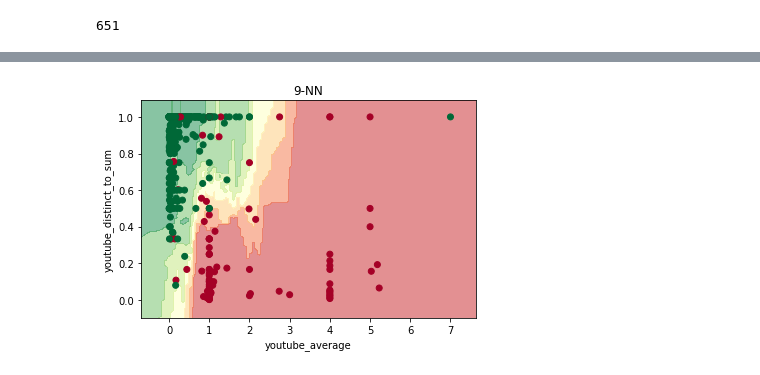
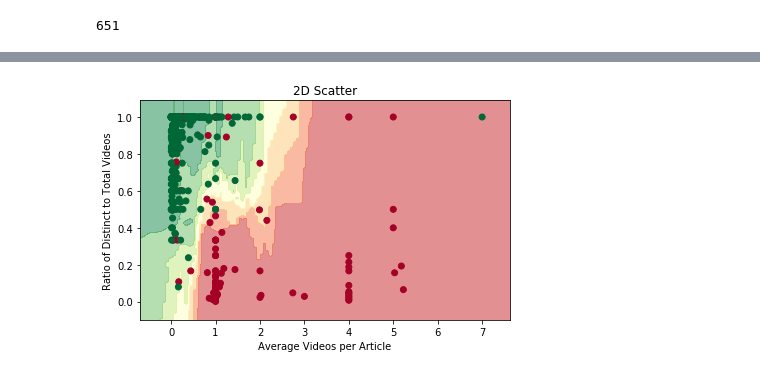
Before and after one commit to ClaasM/GDELTSocialVideo, a Jupyter notebook: notebooks/Source Exploration and Classification.ipynb, the cells around one changed output, grey strips where cells are left out. Cells and saved outputs as stored; diff of their text form; code cells hidden in the pictures.

```diff
--- a/notebooks/Source Exploration and Classification.ipynb
+++ b/notebooks/Source Exploration and Classification.ipynb
@@ -176,13 +183,14 @@ Accuracy: 0.931 (+/- 0.049)
 # %%
 ax = plt.subplot()
 scatter.scatter_2D(ax,
                    samples['youtube_average'],
                    samples['youtube_distinct_to_sum'],
                    samples['youtube_relevant_binary'],
-                   x_label="youtube_average",
-                   y_label="youtube_distinct_to_sum",
-                   clf=models[4], title="9-NN")
+                   x_label="Average Videos per Article",
+                   y_label="Ratio of Distinct to Total Videos",
+                   clf=models[4])
+plt.tight_layout()
 plt.savefig(os.environ['FIGURES_PATH'] + "source_classifier.pdf", format="pdf")
 plt.show()
 # %% [output]
-[figure, old version]
+[figure, new version]
```
Also changed, not shown: parts of 7 cells of this notebook, 15 other files.
